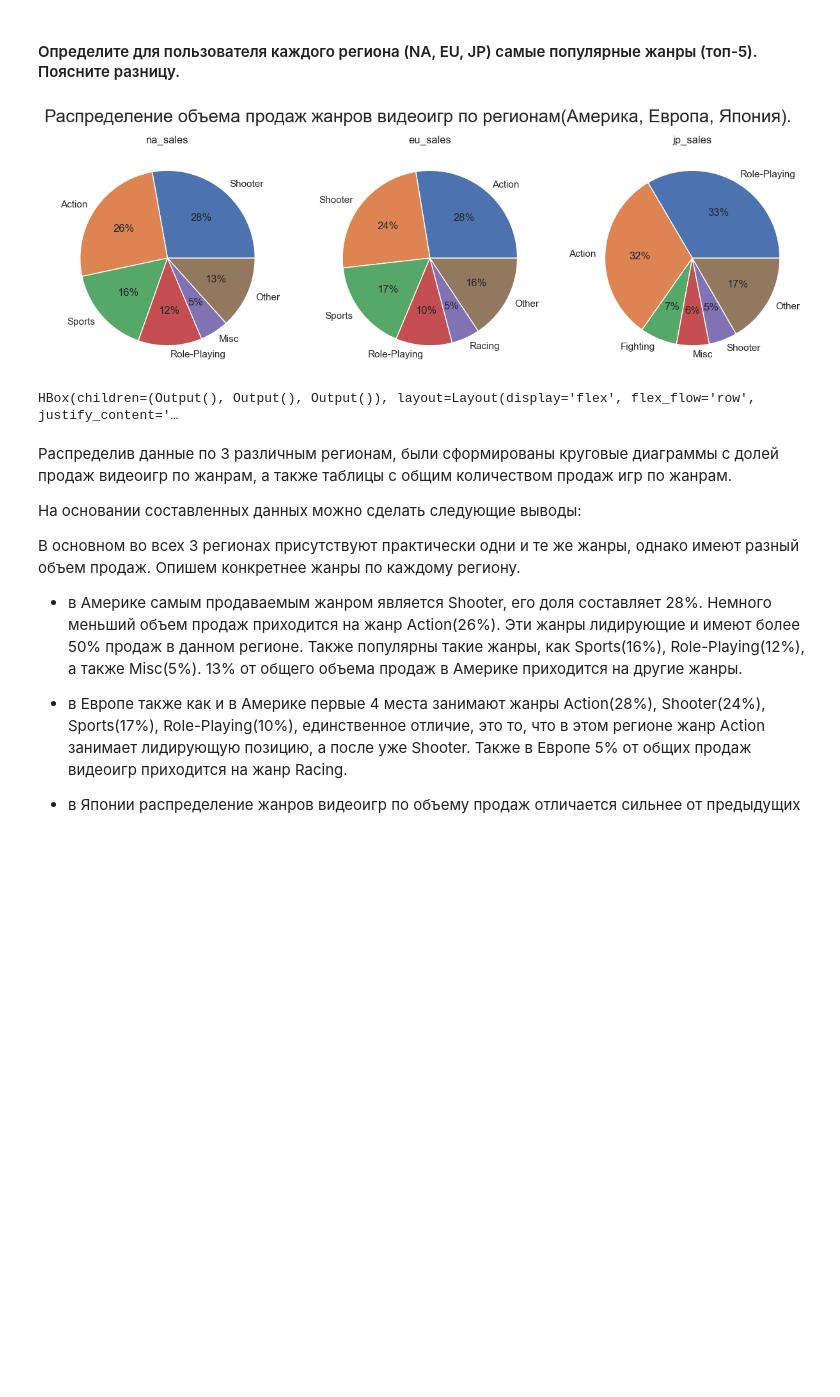
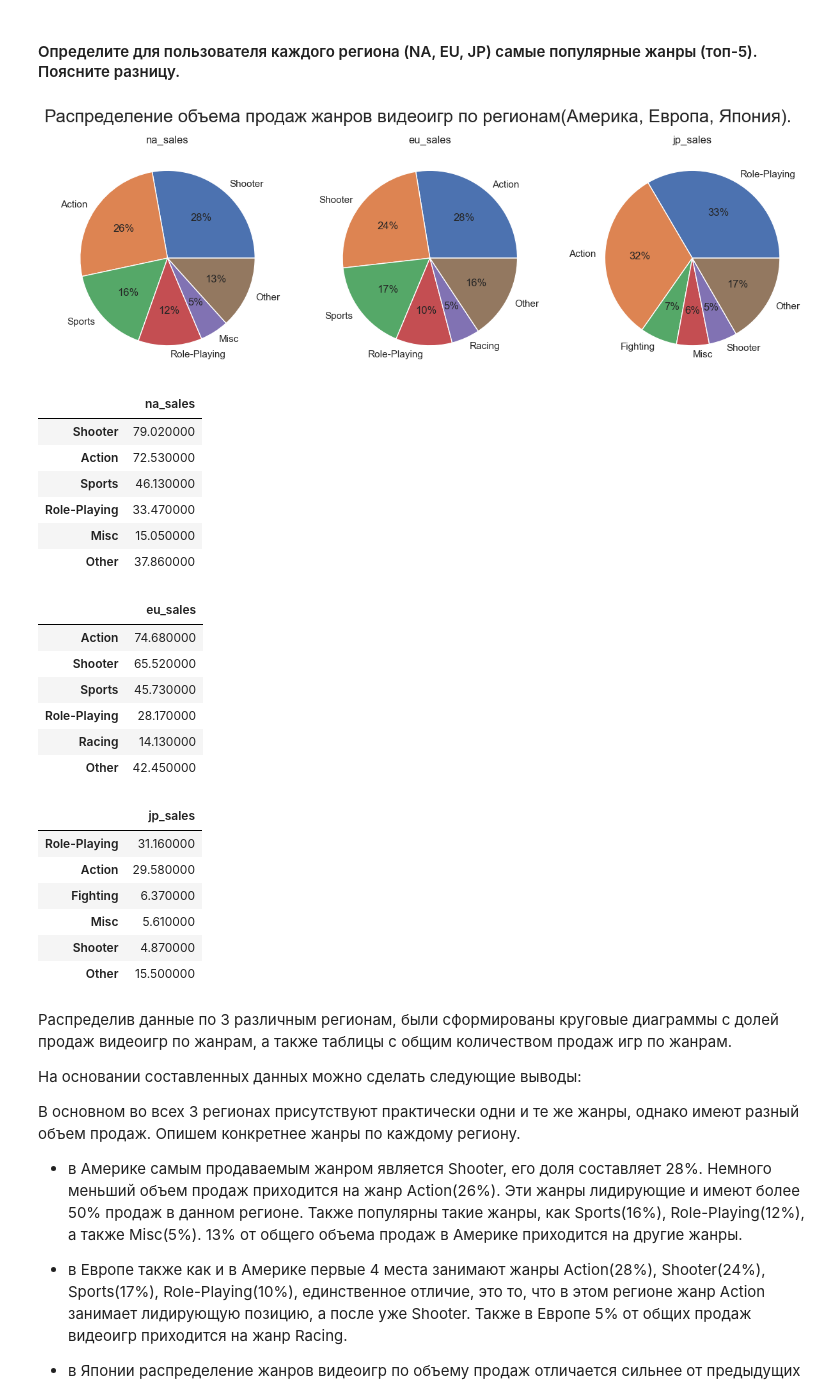
Before and after one commit to AnastasiaGaida/Data_Analyst, a Jupyter notebook: Изучение закономерностей, определяющих успешность игр/Изучение закономерностей, определяющих успешность игр.ipynb, the cells around one changed output. Saved outputs shown, nothing was run; the diff lists cells and outputs as text; code cells hidden in the pictures; blank space fills up the shorter version.

```diff
--- a/Изучение закономерностей, определяющих успешность игр/Изучение закономерностей, определяющих успешность игр.ipynb
+++ b/Изучение закономерностей, определяющих успешность игр/Изучение закономерностей, определяющих успешность игр.ipynb
@@ -768,10 +768,37 @@ box_layout = Layout(display='flex',
                     width='950px'
                    )
 hbox = widgets.HBox([widget1, widget2, widget3], layout=box_layout)
-hbox
+#hbox #вывод таблиц одной стокой
 # %% [output]
 [figure]
-HBox(children=(Output(), Output(), Output()), layout=Layout(display='flex', flex_flow='row', justify_content='…
+# %%
+display(na_genres.style.background_gradient(subset=['na_sales'], cmap='Blues'))
+
+display(eu_genres.style.background_gradient(subset=['eu_sales'], cmap='Purples'))
+
+display(jp_genres.style.background_gradient(subset=['jp_sales'], cmap='Reds'))
+# %% [output]
+|  | na_sales |
+| Shooter | 79.020000 |
+| Action | 72.530000 |
+| Sports | 46.130000 |
+| Role-Playing | 33.470000 |
+| Misc | 15.050000 |
+| Other | 37.860000 |
+|  | eu_sales |
+| Action | 74.680000 |
+| Shooter | 65.520000 |
+| Sports | 45.730000 |
+| Role-Playing | 28.170000 |
+| Racing | 14.130000 |
+| Other | 42.450000 |
+|  | jp_sales |
+| Role-Playing | 31.160000 |
+| Action | 29.580000 |
+| Fighting | 6.370000 |
+| Misc | 5.610000 |
+| Shooter | 4.870000 |
+| Other | 15.500000 |
 # %% [markdown]
 Распределив данные по 3 различным регионам, были сформированы круговые диаграммы с долей продаж видеоигр по жанрам, а также таблицы с общим количеством продаж игр по жанрам.
 
```
